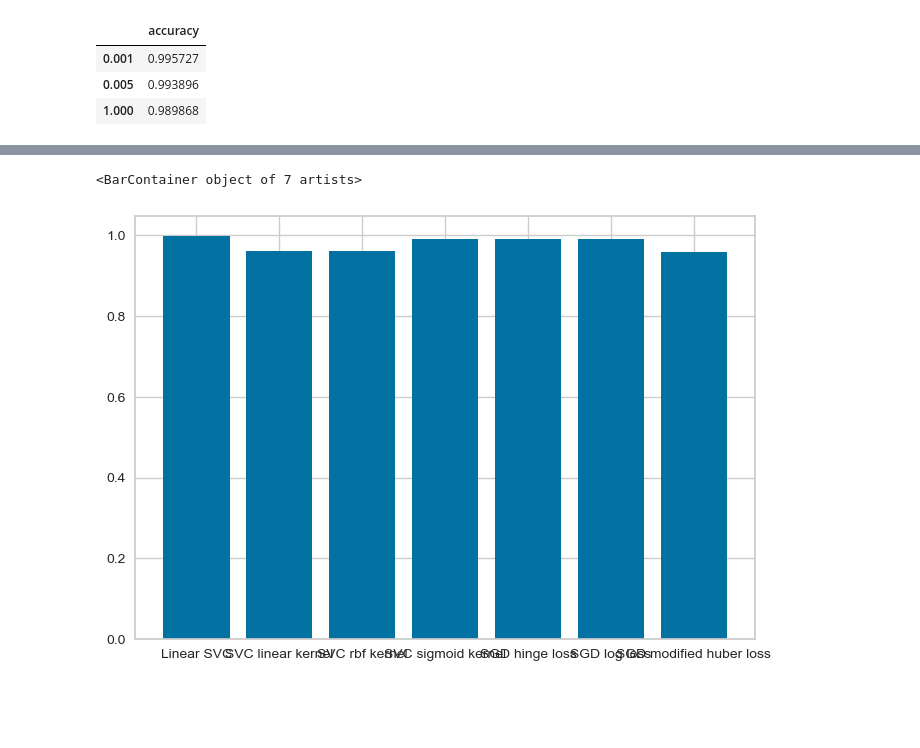
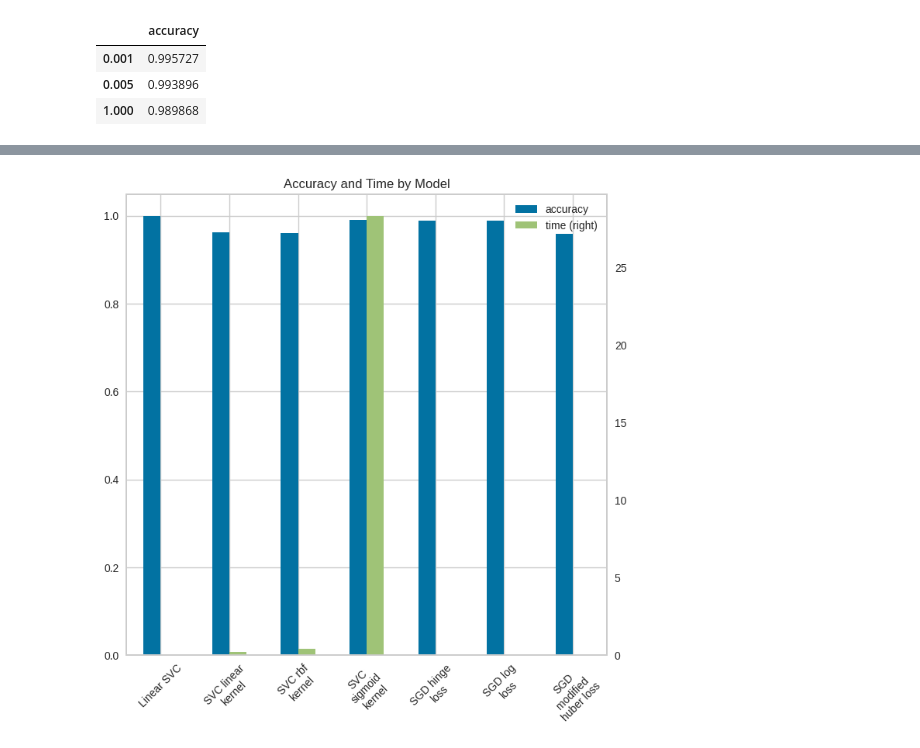
Before and after one commit to KendallScott/QTW, a Jupyter notebook: Case Study 5/Case_Study_5.ipynb, the cells around one changed output, grey strips where cells are left out. Drawn from its saved outputs; the diff is of its cells as text; code cells hidden in the pictures; blank space fills up the shorter version.

```diff
--- a/Case Study 5/Case_Study_5.ipynb
+++ b/Case Study 5/Case_Study_5.ipynb
@@ -695,8 +701,17 @@ df_results
-# %%
-plt.bar(x=df_results.index,height=df_results.accuracy)
-# %% [output]
-<BarContainer object of 7 artists>
-[figure, removed]
+# %%
+from textwrap import wrap
+labels = [ '\n'.join(wrap(l, 10)) for l in df_results.index]
+
+ax = df_results.plot.bar(figsize=(8,6), secondary_y= 'time', rot= 45 )
+#df.plot( kind= 'bar' , secondary_y= 'amount' , rot= 0 )
+ax.set_xticklabels(labels)
+
+plt.title('Accuracy and Time by Model')
+plt.subplots_adjust(top=1.1)
+
+plt.show()
+# %% [output]
+[figure, added]
 # %%
 plt.bar(x=df_results.index,height = df_results.time)
 # %% [output]
```
Also changed, not shown: parts of 6 cells of this notebook.
